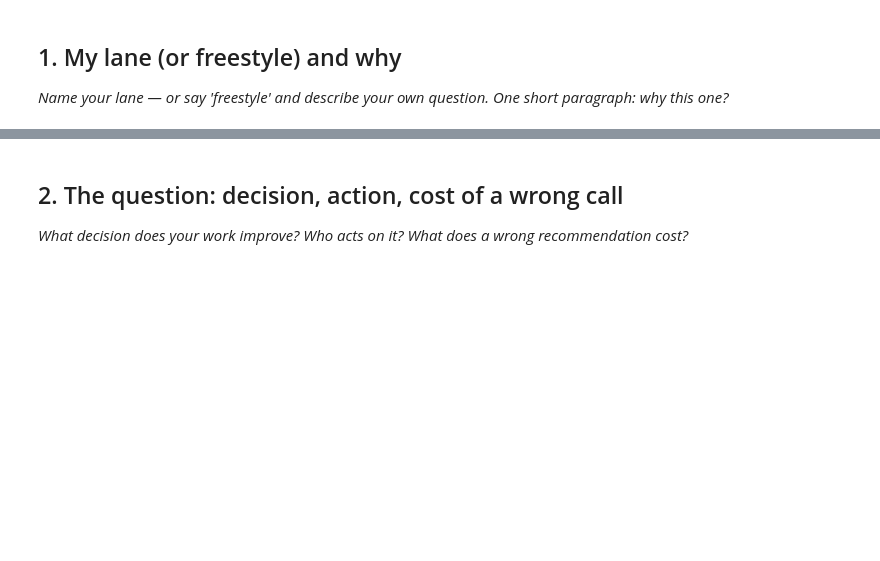
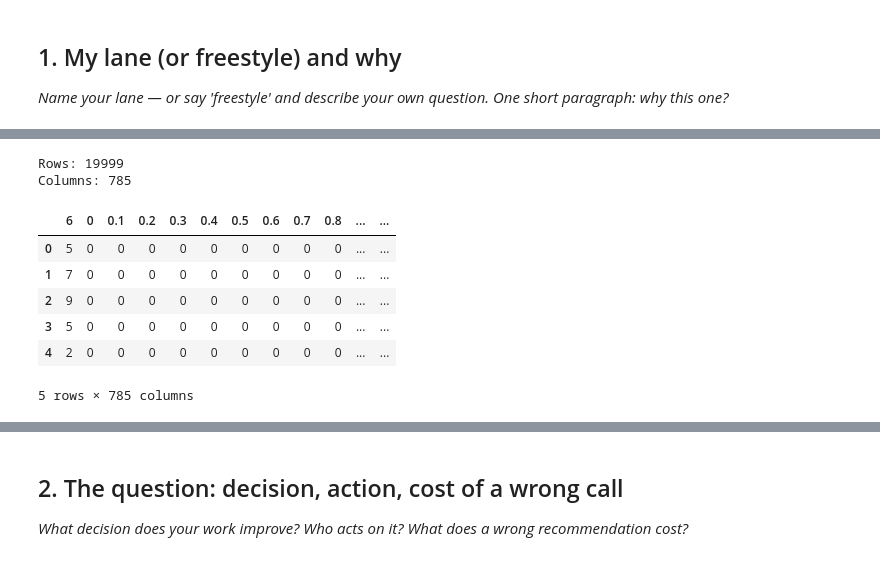
Before and after one commit to aadesh07-source/flyrank-ml-internship, a Jupyter notebook: work/notebooks/w01_research_question.ipynb, the cells around one changed output, grey strips where cells are left out. Cells and saved outputs as stored; diff of their text form; code cells hidden in the pictures; blank space fills up the shorter version.

```diff
--- a/work/notebooks/w01_research_question.ipynb
+++ b/work/notebooks/w01_research_question.ipynb
@@ -22,0 +32,19 @@ I am interested in whether the available search and page-level data can help pri
+# %%
+import pandas as pd
+
+df = pd.read_csv("/content/sample_data/mnist_train_small.csv")
+
+print("Rows:", len(df))
+print("Columns:", len(df.columns))
+
+display(df.head())
+# %% [output]
+Rows: 19999
+Columns: 785
+|  | 6 | 0 | 0.1 | 0.2 | 0.3 | 0.4 | 0.5 | 0.6 | 0.7 | 0.8 | ... | ... |
+| 0 | 5 | 0 | 0 | 0 | 0 | 0 | 0 | 0 | 0 | 0 | ... | ... |
+| 1 | 7 | 0 | 0 | 0 | 0 | 0 | 0 | 0 | 0 | 0 | ... | ... |
+| 2 | 9 | 0 | 0 | 0 | 0 | 0 | 0 | 0 | 0 | 0 | ... | ... |
+| 3 | 5 | 0 | 0 | 0 | 0 | 0 | 0 | 0 | 0 | 0 | ... | ... |
+| 4 | 2 | 0 | 0 | 0 | 0 | 0 | 0 | 0 | 0 | 0 | ... | ... |
+5 rows × 785 columns
```
Also changed, not shown: parts of 16 cells of this notebook.
